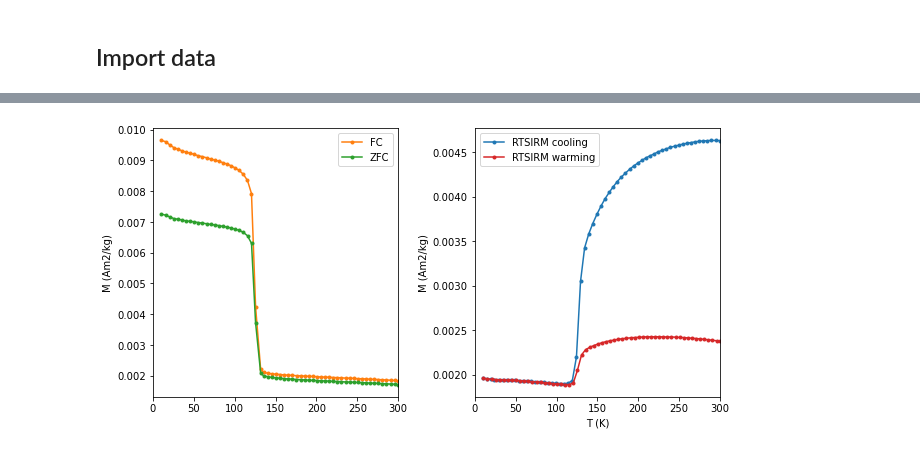
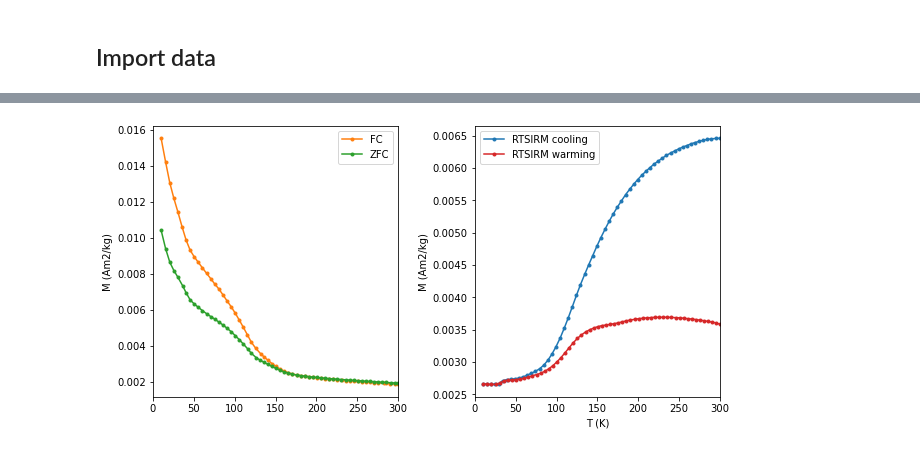
Before and after one commit to Swanson-Hysell/Earth_science_notebooks, a Jupyter notebook: rockmag/rockmag_mpms.ipynb, the cells around one changed output, grey strips where cells are left out. Cells and saved outputs as stored; diff of their text form; code cells hidden in the pictures.

```diff
--- a/rockmag/rockmag_mpms.ipynb
+++ b/rockmag/rockmag_mpms.ipynb
@@ -45,20 +38,22 @@ def plot_mpms_dc(csv_file):
     if 'RTSIRM_warming' in MPMS.experiment.unique():
         MPMS_RTSIRM_warm = MPMS[MPMS.experiment == 'RTSIRM_warming']
 
-    plt.figure(figsize=(9,4.5))
-    plt.subplot(1,2,1)
-    plt.plot(MPMS_FC['T [K]'],MPMS_FC['M [Am2/kg]'],'.-',color='C1',label='FC')
-    plt.plot(MPMS_ZFC['T [K]'],MPMS_ZFC['M [Am2/kg]'],'.-',color='C2',label='ZFC')
-    plt.xlim(0,300)
-    plt.ylabel('M (Am2/kg)')
-    plt.legend()
+    fig = plt.figure(figsize=(9,4.5))
+    ax0 = fig.add_subplot(1,2,1)
+    ax0.plot(MPMS_FC['T [K]'],MPMS_FC['M [Am2/kg]'],'.-',color='C1',label='FC')
+    ax0.plot(MPMS_ZFC['T [K]'],MPMS_ZFC['M [Am2/kg]'],'.-',color='C2',label='ZFC')
+    ax0.set_xlim(0,300)
+    ax0.set_ylabel('M (Am2/kg)')
+    ax0.legend()
 
-    plt.subplot(1,2,2)
-    plt.plot(MPMS_RTSIRM_cool['T [K]'],MPMS_RTSIRM_cool['M [Am2/kg]'],'.-',color='C0',label='RTSIRM cooling')
-    plt.plot(MPMS_RTSIRM_warm['T [K]'],MPMS_RTSIRM_warm['M [Am2/kg]'],'.-',color='C3',label='RTSIRM warming')
-    plt.xlim(0,300)
-    plt.ylabel('M (Am2/kg)')
-    plt.xlabel('T (K)')
-    plt.legend()
+    ax1 = plt.subplot(1,2,2)
+    ax1.plot(MPMS_RTSIRM_cool['T [K]'],MPMS_RTSIRM_cool['M [Am2/kg]'],'.-',color='C0',label='RTSIRM cooling')
+    ax1.plot(MPMS_RTSIRM_warm['T [K]'],MPMS_RTSIRM_warm['M [Am2/kg]'],'.-',color='C3',label='RTSIRM warming')
+    ax1.set_xlim(0,300)
+    ax1.set_ylabel('M (Am2/kg)')
+    ax1.set_xlabel('T (K)')
+    ax1.legend()
 
-    plt.tight_layout()
+    fig.tight_layout()
+
+    return fig
@@ -65,4 +64,4 @@ def plot_mpms_dc(csv_file):
 # %%
-plot_mpms_dc('./MPMS_data/NED34_6c_MPMS.csv')
+plot_mpms_dc('./MPMS_data/NED2_8c_MPMS.csv')
 # %% [output]
-[figure, old version]
+[figure, new version]
```
Also changed, not shown: parts of 13 cells of this notebook.
